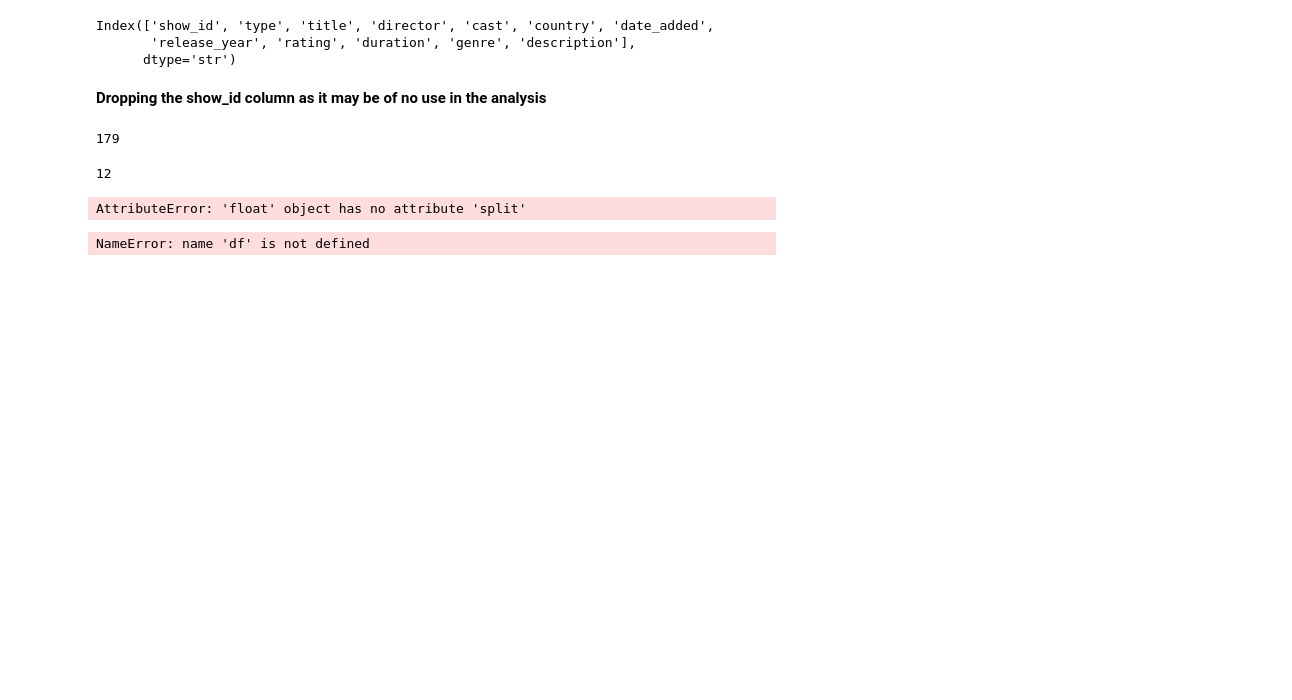
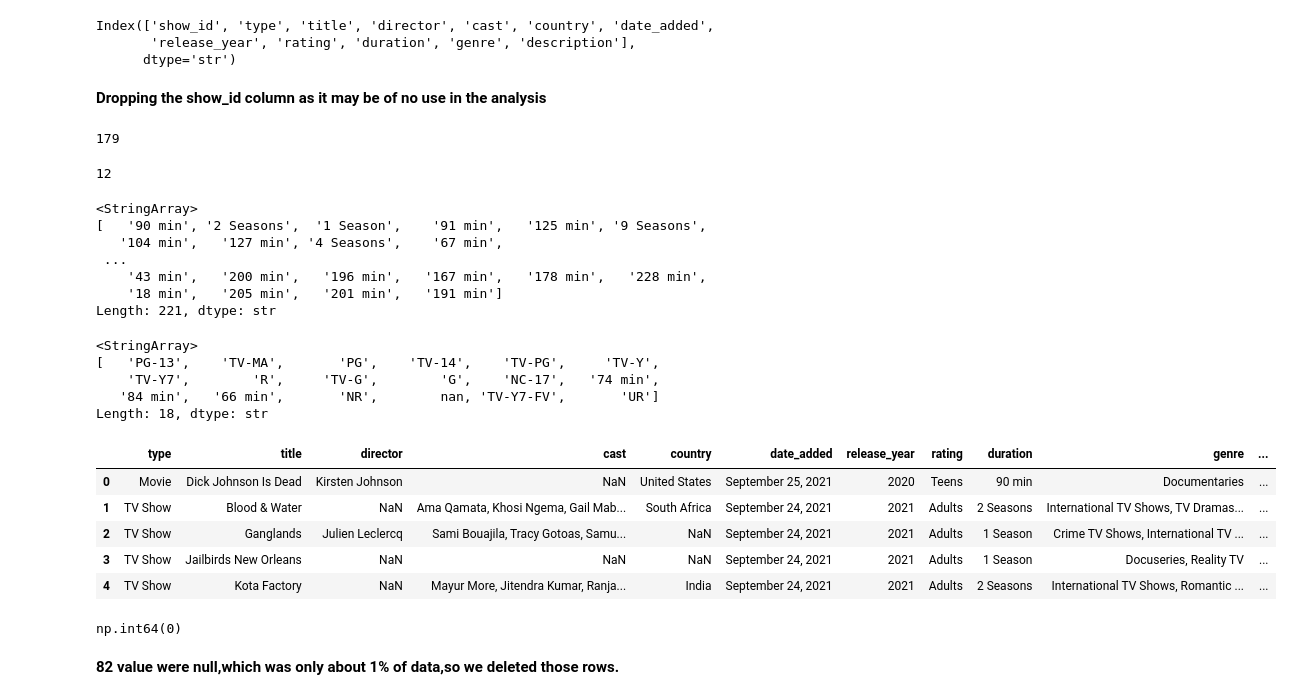
Before and after one commit to ParasGupta-BCA/SkillCircle_Python, a Jupyter notebook: Basic-Python/Project/Netflix_EDA.ipynb, the cells around one changed output. Cells and saved outputs as stored; diff of their text form; code cells hidden in the pictures; blank space fills up the shorter version.

```diff
--- a/Basic-Python/Project/Netflix_EDA.ipynb
+++ b/Basic-Python/Project/Netflix_EDA.ipynb
@@ -54,14 +54,42 @@ int(s1.split()[0])
 # %% [output]
 12
 # %%
-df["duration"] = (
-    df["duration"]
-    .str.extract(r"(\d+)", expand=False)
-    .astype("Int64")
-)
+#df["duration"]=df["duration"].apply(lambda x:int(x.split()[0]))
-# %% [output]
-AttributeError: 'float' object has no attribute 'split'
 # %%
 df["duration"].unique()
 # %% [output]
-NameError: name 'df' is not defined
+<StringArray>
+[   '90 min', '2 Seasons',  '1 Season',    '91 min',   '125 min', '9 Seasons',
+   '104 min',   '127 min', '4 Seasons',    '67 min',
+ ...
+    '43 min',   '200 min',   '196 min',   '167 min',   '178 min',   '228 min',
+    '18 min',   '205 min',   '201 min',   '191 min']
+Length: 221, dtype: str
+# %%
+df["rating"].unique()
+# %% [output]
+<StringArray>
+[   'PG-13',    'TV-MA',       'PG',    'TV-14',    'TV-PG',     'TV-Y',
+    'TV-Y7',        'R',     'TV-G',        'G',    'NC-17',   '74 min',
+   '84 min',   '66 min',       'NR',        nan, 'TV-Y7-FV',       'UR']
+Length: 18, dtype: str
+# %%
+df['rating']=df['rating'].replace(['TV-Y','TY-Y7','G','TV-G','TV-PG','TV-Y7-FV'],'Kids')
+df['rating']=df['rating'].replace(['PG-13','TV-14'],'Teens')
+df['rating']=df['rating'].replace(['R','TV-MA','NC-17'],'Adults')
+df['rating']=df['rating'].replace(['NR','UR'],'np.nan')
+df.head()
+# %% [output]
+|  | type | title | director | cast | country | date_added | release_year | rating | duration | genre | ... |
+| 0 | Movie | Dick Johnson Is Dead | Kirsten Johnson | NaN | United States | September 25, 2021 | 2020 | Teens | 90 min | Documentaries | ... |
+| 1 | TV Show | Blood & Water | NaN | Ama Qamata, Khosi Ngema, Gail Mab... | South Africa | September 24, 2021 | 2021 | Adults | 2 Seasons | International TV Shows, TV Dramas... | ... |
+| 2 | TV Show | Ganglands | Julien Leclercq | Sami Bouajila, Tracy Gotoas, Samu... | NaN | September 24, 2021 | 2021 | Adults | 1 Season | Crime TV Shows, International TV ... | ... |
+| 3 | TV Show | Jailbirds New Orleans | NaN | NaN | NaN | September 24, 2021 | 2021 | Adults | 1 Season | Docuseries, Reality TV | ... |
+| 4 | TV Show | Kota Factory | NaN | Mayur More, Jitendra Kumar, Ranja... | India | September 24, 2021 | 2021 | Adults | 2 Seasons | International TV Shows, Romantic ... | ... |
+# %%
+df.dropna(subset=['rating'],inplace=True)
+df['rating'].isna().sum()
+# %% [output]
+np.int64(0)
+# %% [markdown]
+**82 value were null,which was only about 1% of data,so we deleted those rows.**
```
Also changed, not shown: parts of 22 cells of this notebook, 1 other file.
